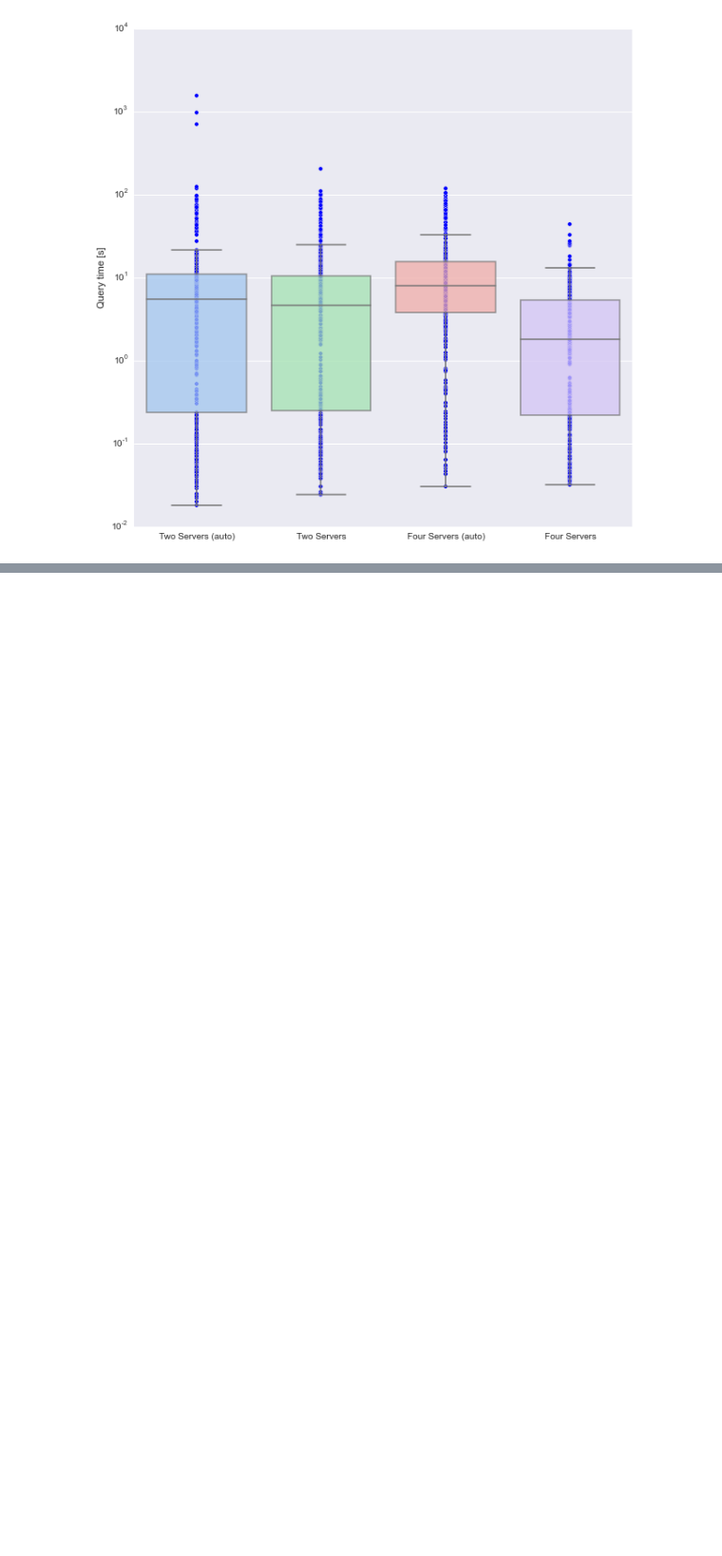
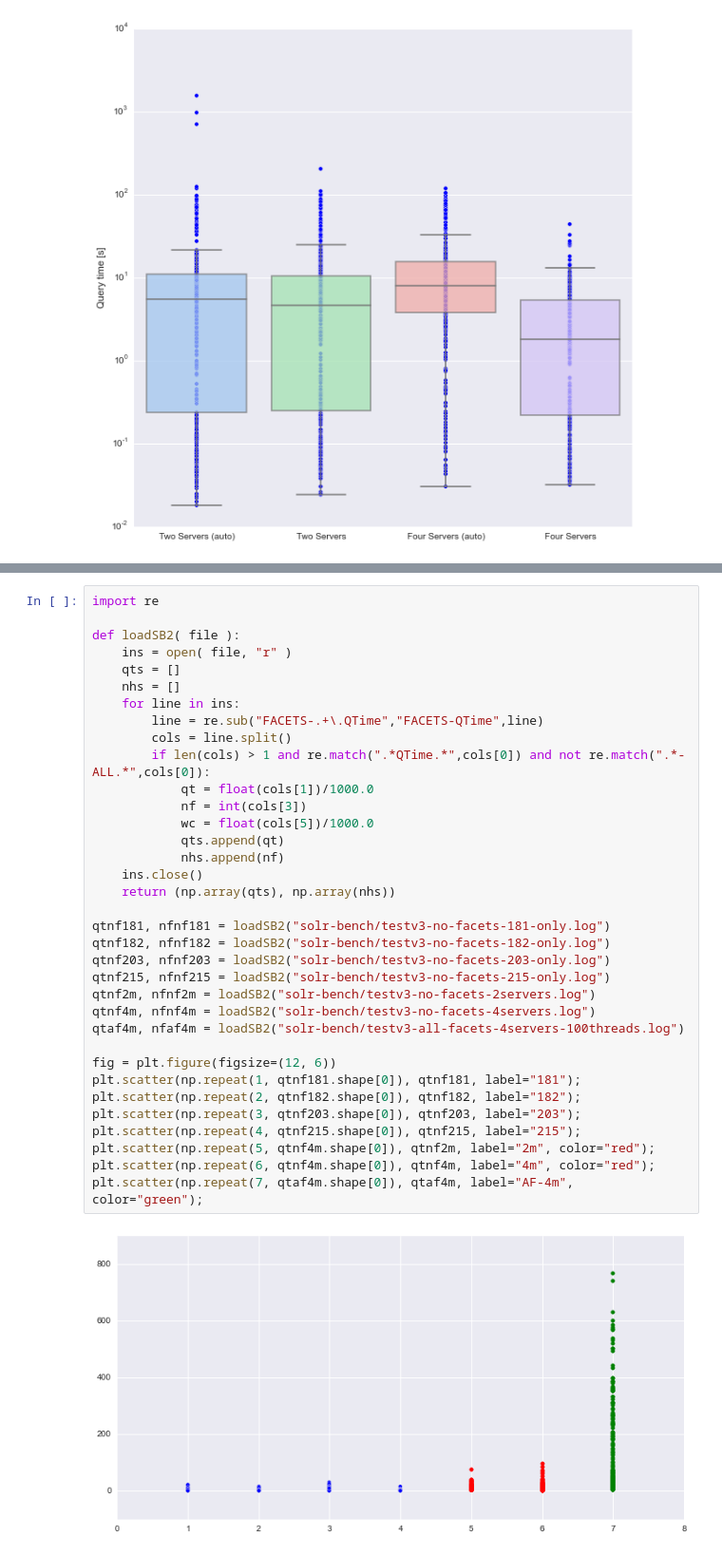
Before and after one commit to anjackson/keeping-codes, a Jupyter notebook: experiments/Scaling The Indexer.ipynb, the cells around one changed output, grey strips where cells are left out. Shown: that part at 95% size. Drawn from its saved outputs; the diff is of its cells as text; blank space fills up the shorter version.

```diff
--- a/experiments/Scaling The Indexer.ipynb
+++ b/experiments/Scaling The Indexer.ipynb
@@ -1307,0 +1315,37 @@ fig.savefig("solr-bench/QTimeBoxPlot.svg")
+# %%
+import re
+
+def loadSB2( file ):
+    ins = open( file, "r" )
+    qts = []
+    nhs = []
+    for line in ins:
+        line = re.sub("FACETS-.+\.QTime","FACETS-QTime",line)
+        cols = line.split()
+        if len(cols) > 1 and re.match(".*QTime.*",cols[0]) and not re.match(".*-ALL.*",cols[0]):
+            qt = float(cols[1])/1000.0
+            nf = int(cols[3])
+            wc = float(cols[5])/1000.0
+            qts.append(qt)
+            nhs.append(nf)
+    ins.close()
+    return (np.array(qts), np.array(nhs))
+
+qtnf181, nfnf181 = loadSB2("solr-bench/testv3-no-facets-181-only.log")
+qtnf182, nfnf182 = loadSB2("solr-bench/testv3-no-facets-182-only.log")
+qtnf203, nfnf203 = loadSB2("solr-bench/testv3-no-facets-203-only.log")
+qtnf215, nfnf215 = loadSB2("solr-bench/testv3-no-facets-215-only.log")
+qtnf2m, nfnf2m = loadSB2("solr-bench/testv3-no-facets-2servers.log")
+qtnf4m, nfnf4m = loadSB2("solr-bench/testv3-no-facets-4servers.log")
+qtaf4m, nfaf4m = loadSB2("solr-bench/testv3-all-facets-4servers-100threads.log")
+
+fig = plt.figure(figsize=(12, 6))
+plt.scatter(np.repeat(1, qtnf181.shape[0]), qtnf181, label="181");
+plt.scatter(np.repeat(2, qtnf182.shape[0]), qtnf182, label="182");
+plt.scatter(np.repeat(3, qtnf203.shape[0]), qtnf203, label="203");
+plt.scatter(np.repeat(4, qtnf215.shape[0]), qtnf215, label="215");
+plt.scatter(np.repeat(5, qtnf4m.shape[0]), qtnf2m, label="2m", color="red");
+plt.scatter(np.repeat(6, qtnf4m.shape[0]), qtnf4m, label="4m", color="red");
+plt.scatter(np.repeat(7, qtaf4m.shape[0]), qtaf4m, label="AF-4m", color="green");
+# %% [output]
+[figure, added]
```
Also changed, not shown: parts of 2 cells of this notebook, 9 other files.
